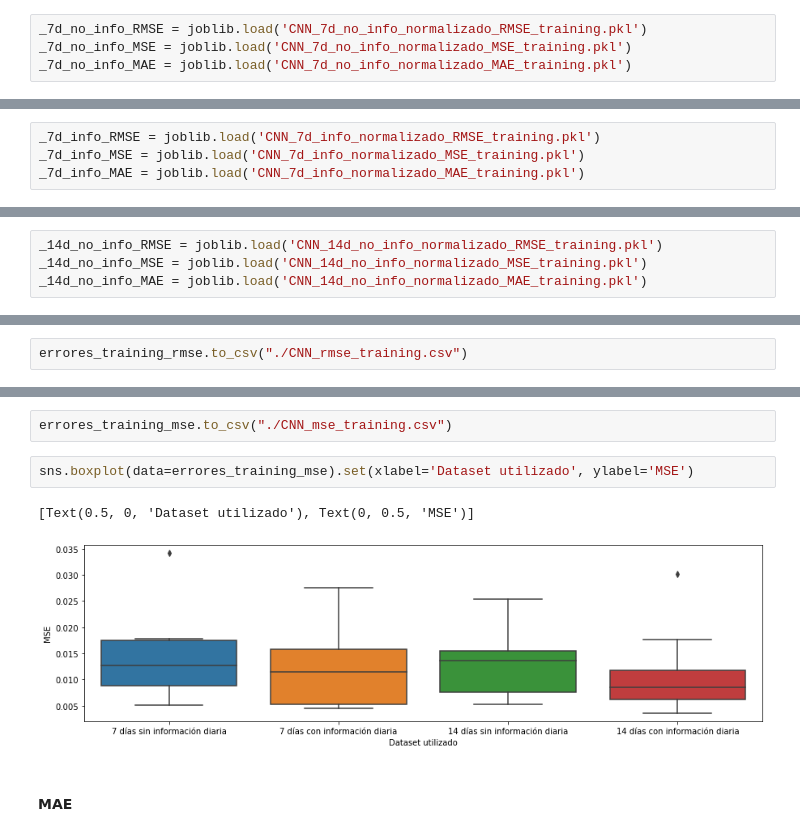
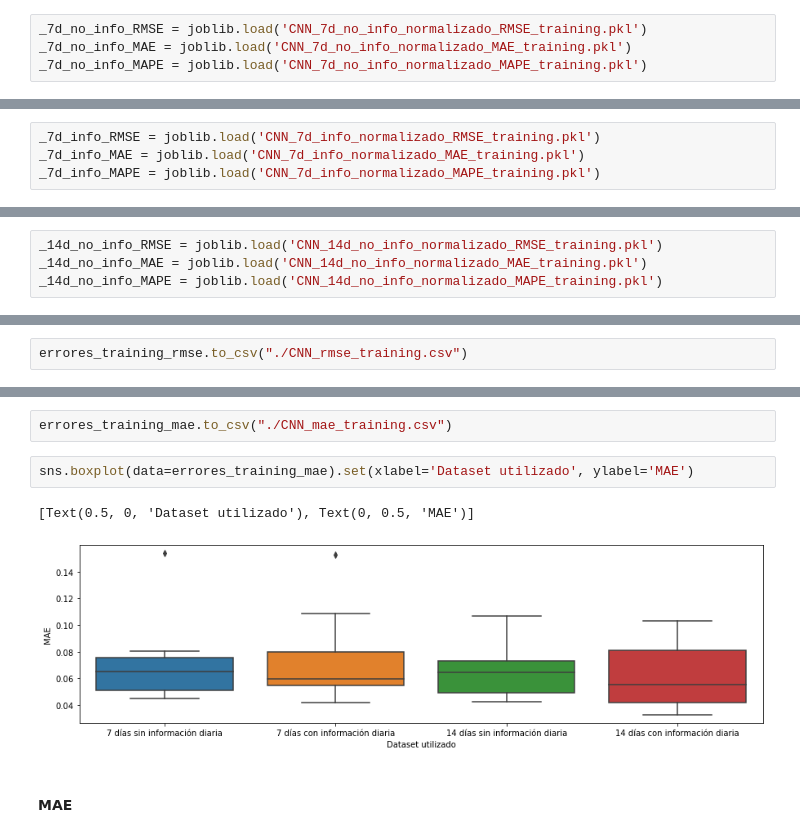
Before and after one commit to AlexMtGit/TFG, a Jupyter notebook: Notebooks/04_CNN.ipynb, the cells around one changed output, grey strips where cells are left out. Cells and saved outputs as stored; diff of their text form.

Commit message:
Añadido MAPE en entrenamiento
Se estudia el error MAPE en el entrenamiento de todos los modelos en lugar del error MSE.

Además, se suben las versiones correctas de los notebooks y ficheros html.

```diff
--- a/Notebooks/04_CNN.ipynb
+++ b/Notebooks/04_CNN.ipynb
@@ -91,8 +91,8 @@ best_conf
 {'_filters': 16, '_kernel_size': 2, 'batch_size': 10, 'epochs': 20}
 # %%
 _7d_no_info_RMSE = joblib.load('CNN_7d_no_info_normalizado_RMSE_training.pkl')
-_7d_no_info_MSE = joblib.load('CNN_7d_no_info_normalizado_MSE_training.pkl')
 _7d_no_info_MAE = joblib.load('CNN_7d_no_info_normalizado_MAE_training.pkl')
+_7d_no_info_MAPE = joblib.load('CNN_7d_no_info_normalizado_MAPE_training.pkl')
 # %%
 predictor_7d_no_info = load_model('CNN_7d_no_info_normalizado_best_model.h5')
 # %%
@@ -148,7 +148,7 @@ best_conf
 # %%
 _7d_info_RMSE = joblib.load('CNN_7d_info_normalizado_RMSE_training.pkl')
-_7d_info_MSE = joblib.load('CNN_7d_info_normalizado_MSE_training.pkl')
 _7d_info_MAE = joblib.load('CNN_7d_info_normalizado_MAE_training.pkl')
+_7d_info_MAPE = joblib.load('CNN_7d_info_normalizado_MAPE_training.pkl')
 # %%
 predictor_7d_info = load_model('CNN_7d_info_normalizado_best_model.h5')
 # %%
@@ -203,8 +203,8 @@ best_conf
 {'_filters': 32, '_kernel_size': 1, 'batch_size': 10, 'epochs': 20}
 # %%
 _14d_no_info_RMSE = joblib.load('CNN_14d_no_info_normalizado_RMSE_training.pkl')
-_14d_no_info_MSE = joblib.load('CNN_14d_no_info_normalizado_MSE_training.pkl')
 _14d_no_info_MAE = joblib.load('CNN_14d_no_info_normalizado_MAE_training.pkl')
+_14d_no_info_MAPE = joblib.load('CNN_14d_no_info_normalizado_MAPE_training.pkl')
 # %%
 predictor_14d_no_info = load_model('CNN_14d_no_info_normalizado_best_model.h5')
 # %%
@@ -325,10 +325,10 @@ errores_training_mse
 # %%
-errores_training_mse.to_csv("./CNN_mse_training.csv")
+errores_training_mae.to_csv("./CNN_mae_training.csv")
 # %%
-sns.boxplot(data=errores_training_mse).set(xlabel='Dataset utilizado', ylabel='MSE')
+sns.boxplot(data=errores_training_mae).set(xlabel='Dataset utilizado', ylabel='MAE')
 # %% [output]
-[Text(0.5, 0, 'Dataset utilizado'), Text(0, 0.5, 'MSE')]
+[Text(0.5, 0, 'Dataset utilizado'), Text(0, 0.5, 'MAE')]
-[figure, old version]
+[figure, new version]
 # %% [markdown]
 #### MAE
 # %%
```
Also changed, not shown: parts of 25 cells of this notebook, 58 other files.
